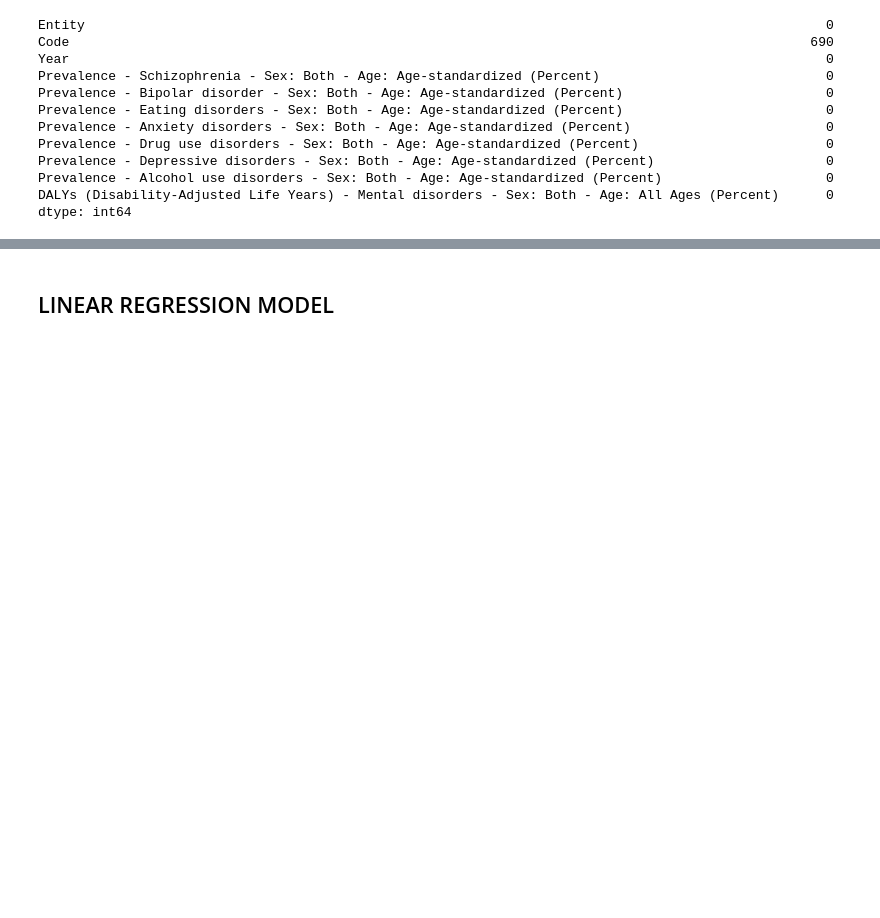
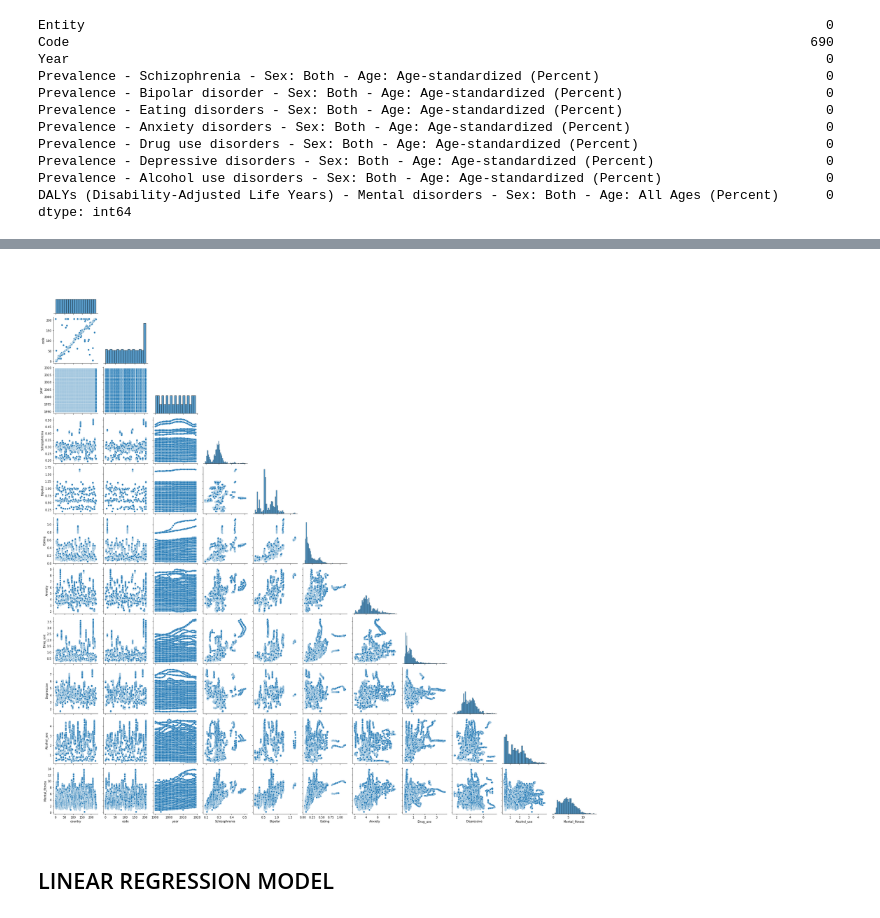
Before and after one commit to Sejal57/Mental_health_tracker, a Jupyter notebook: mentalhealthtrack.ipynb, the cells around one changed output, grey strips where cells are left out. Cells and saved outputs as stored; diff of their text form; code cells hidden in the pictures; blank space fills up the shorter version.

```diff
--- a/mentalhealthtrack.ipynb
+++ b/mentalhealthtrack.ipynb
@@ -104,3 +117,8 @@ plt.plot()
+# %%
+sns.pairplot(df,corner=True,)
+plt.show()
+# %% [output]
+[figure, added]
 # %%
 X = df.drop('Mental_fitness',axis=1)
 y = df['Mental_fitness']
```
Also changed, not shown: parts of 14 cells of this notebook.
